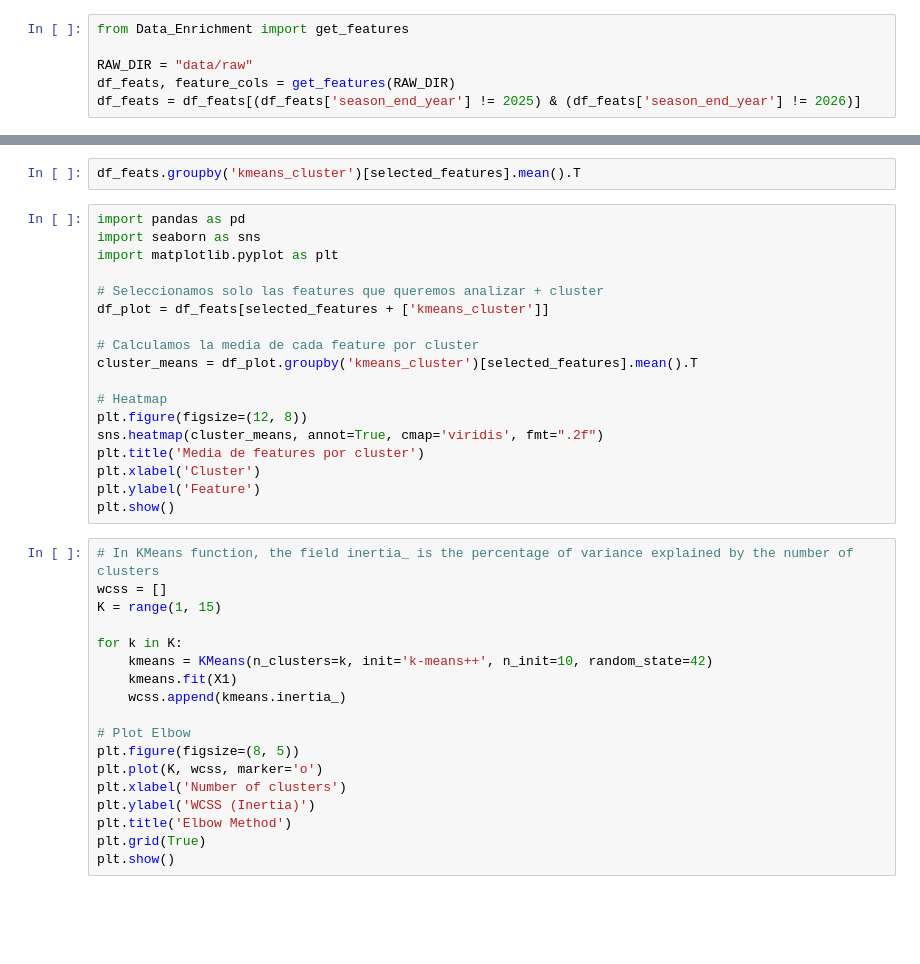
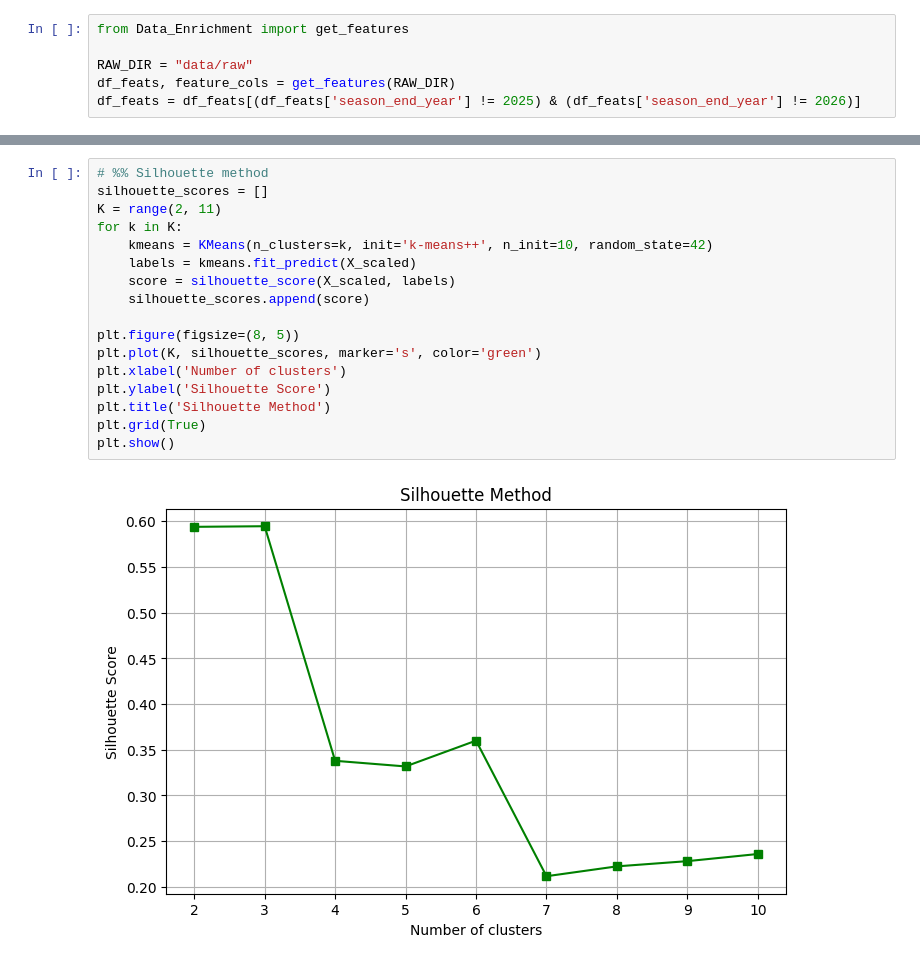
Before and after one commit to leokonma/Machine-learning, a Jupyter notebook: k-means_Clustering.ipynb, the cells around one changed output, grey strips where cells are left out. Cells and saved outputs as stored; diff of their text form; blank space fills up the shorter version.

```diff
--- a/k-means_Clustering.ipynb
+++ b/k-means_Clustering.ipynb
@@ -107,38 +114,19 @@ clean_sheet_rate   0.000000    0.000000    0.000000
 # %%
-df_feats.groupby('kmeans_cluster')[selected_features].mean().T
+# %% Silhouette method
+silhouette_scores = []
+K = range(2, 11)
+for k in K:
+    kmeans = KMeans(n_clusters=k, init='k-means++', n_init=10, random_state=42)
+    labels = kmeans.fit_predict(X_scaled)
+    score = silhouette_score(X_scaled, labels)
+    silhouette_scores.append(score)
+
+plt.figure(figsize=(8, 5))
+plt.plot(K, silhouette_scores, marker='s', color='green')
+plt.xlabel('Number of clusters')
+plt.ylabel('Silhouette Score')
+plt.title('Silhouette Method')
+plt.grid(True)
+plt.show()
+# %% [output]
+[figure, added]
-# %%
-import pandas as pd
-import seaborn as sns
-import matplotlib.pyplot as plt
-
-# Seleccionamos solo las features que queremos analizar + cluster
-df_plot = df_feats[selected_features + ['kmeans_cluster']]
-
-# Calculamos la media de cada feature por cluster
-cluster_means = df_plot.groupby('kmeans_cluster')[selected_features].mean().T
-
-# Heatmap
-plt.figure(figsize=(12, 8))
-sns.heatmap(cluster_means, annot=True, cmap='viridis', fmt=".2f")
-plt.title('Media de features por cluster')
-plt.xlabel('Cluster')
-plt.ylabel('Feature')
-plt.show()
-# %%
-# In KMeans function, the field inertia_ is the percentage of variance explained by the number of clusters
-wcss = []
-K = range(1, 15)
-
-for k in K:
-    kmeans = KMeans(n_clusters=k, init='k-means++', n_init=10, random_state=42)
-    kmeans.fit(X1)
-    wcss.append(kmeans.inertia_)
-
-# Plot Elbow
-plt.figure(figsize=(8, 5))
-plt.plot(K, wcss, marker='o')
-plt.xlabel('Number of clusters')
-plt.ylabel('WCSS (Inertia)')
-plt.title('Elbow Method')
-plt.grid(True)
-plt.show()
```
Also changed, not shown: parts of 11 cells of this notebook, 2 other files.
